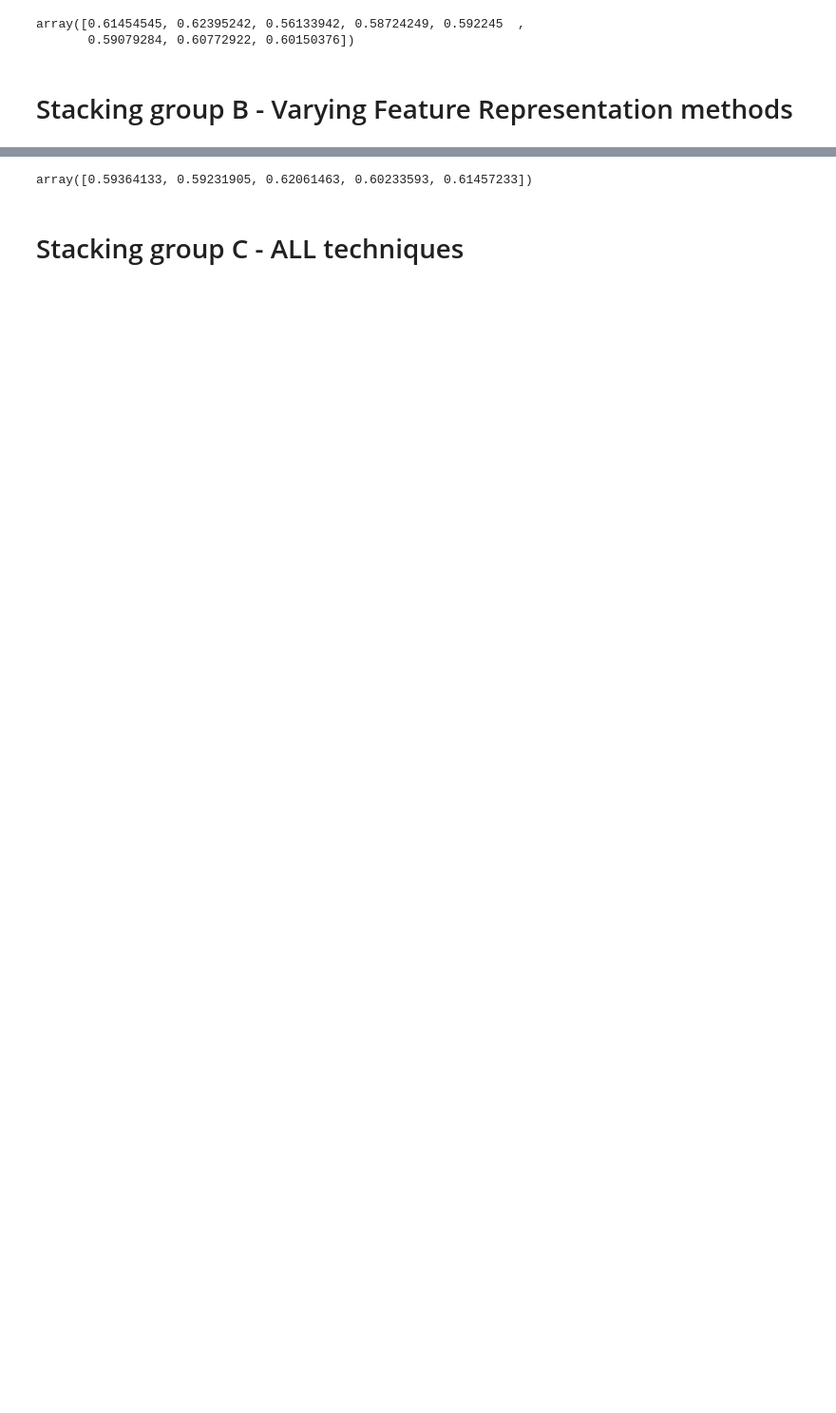
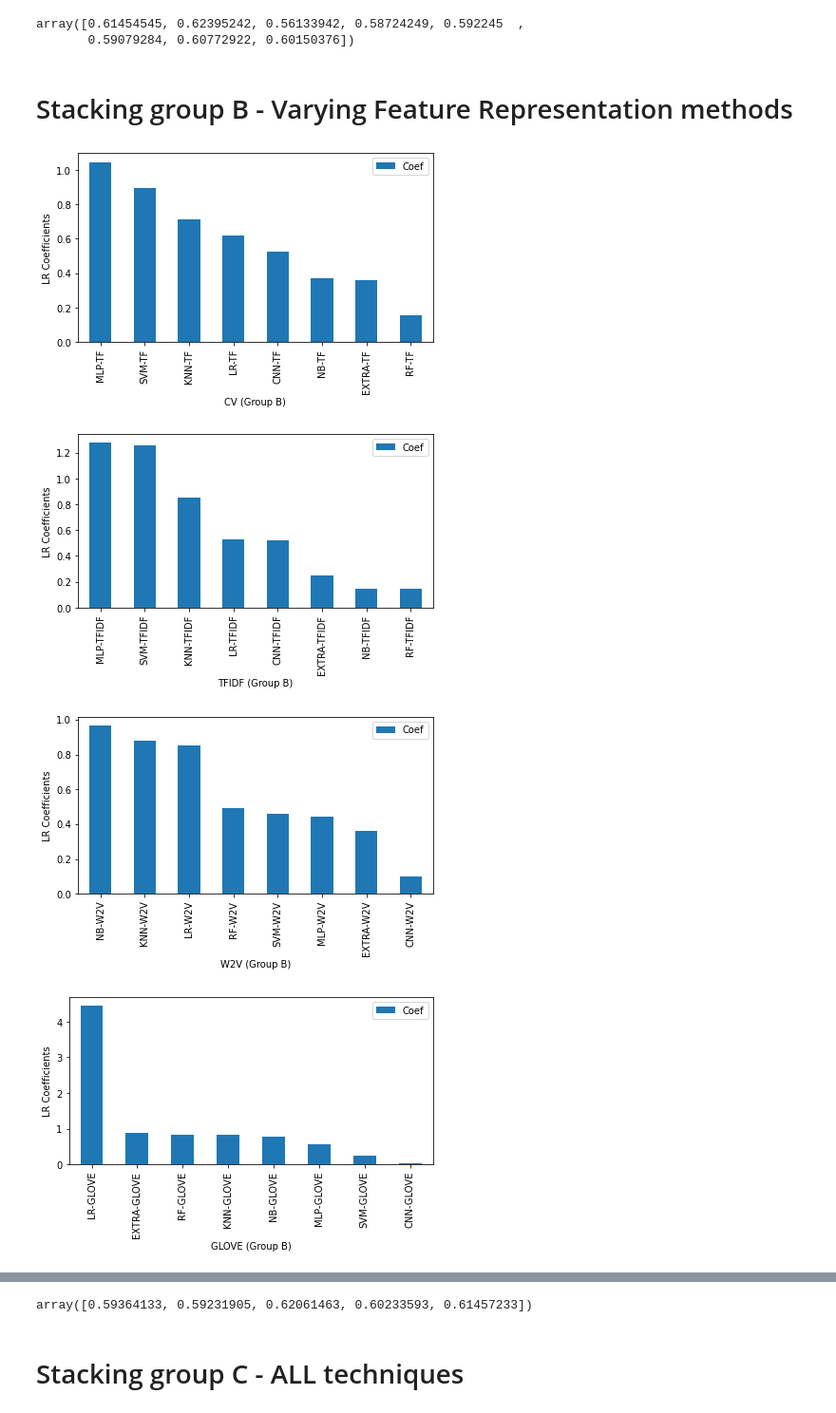
Before and after one commit to Menelau/Hate-Speech-MCS, a Jupyter notebook: Stacking-hateval.ipynb, the cells around one changed output, grey strips where cells are left out. Shown at 95% size. Saved outputs shown, nothing was run; the diff lists cells and outputs as text; code cells hidden in the pictures; blank space fills up the shorter version.

```diff
--- a/Stacking-hateval.ipynb
+++ b/Stacking-hateval.ipynb
@@ -14,14 +16,3 @@ test_df = pd.read_csv("./Saved_Predict_and_Proba/HateVal/prob_test_hateval.csv")
 probas_train, labels_train = train_df.drop(columns=["Unnamed: 0", "HS"]), train_df["HS"]
 probas_val, labels_val = val_df.drop(columns=["Unnamed: 0", "HS"]), val_df["HS"]
 probas_test, labels_test = test_df.drop(columns=["Unnamed: 0", "HS"]), test_df["HS"]
-# %%
-def filter_df_train_test(train_df, test_df, name, filter_first=True):
-    train = train_df.filter(regex=name, axis=1)
-    test = test_df.filter(regex=name, axis=1)
-    return train.to_numpy(), test.to_numpy()
-
-def filter_collinearity(X_train, X_test):
-    X_train = X_train[:, ::2]
-    X_test = X_test[:, ::2]
-    return X_train, X_test
-stacking = LogisticRegression()
@@ -50,10 +89,25 @@ array([0.61454545, 0.62395242, 0.56133942, 0.58724249, 0.592245  ,
 # %%
 fe_list = ['CV', 'TFIDF', 'W2V', 'GLOVE', 'FAST']
 stacking = LogisticRegression(class_weight='balanced')
 
 results_B = np.zeros(len(fe_list))
 for idx_alg, fe in enumerate(fe_list):
-    X_val, X_test = filter_df_train_test(probas_val, probas_test, fe)
+    X_val, X_test, cols = filter_df_train_test(probas_val, probas_test, fe)
+    X_val, X_test = filter_collinearity(X_val, X_test)
     stacking.fit(X_val, labels_val)
     y_pred = stacking.predict(X_test)
     results_B[idx_alg] = f1_score(labels_test, y_pred)
+    # hack for mismatched name.
+    if fe == 'CV':
+        name = "Confusion Matrix TF (Group B)"
+    else:
+        name = "Confusion Matrix "+fe+" (Group B)"
+    feature_names = organize_names_df(cols)
+    create_coefficient_plot(stacking.coef_, feature_names, fe+" (Group B)", "Coefficients Group B - "+fe)
+
+#     generate_confusion_matrix(stacking, X_test, labels_test, name)
+# %% [output]
+[figure, added]
+[figure, added]
+[figure, added]
+[figure, added]
```
Also changed, not shown: parts of 26 cells of this notebook, 1 other file.
